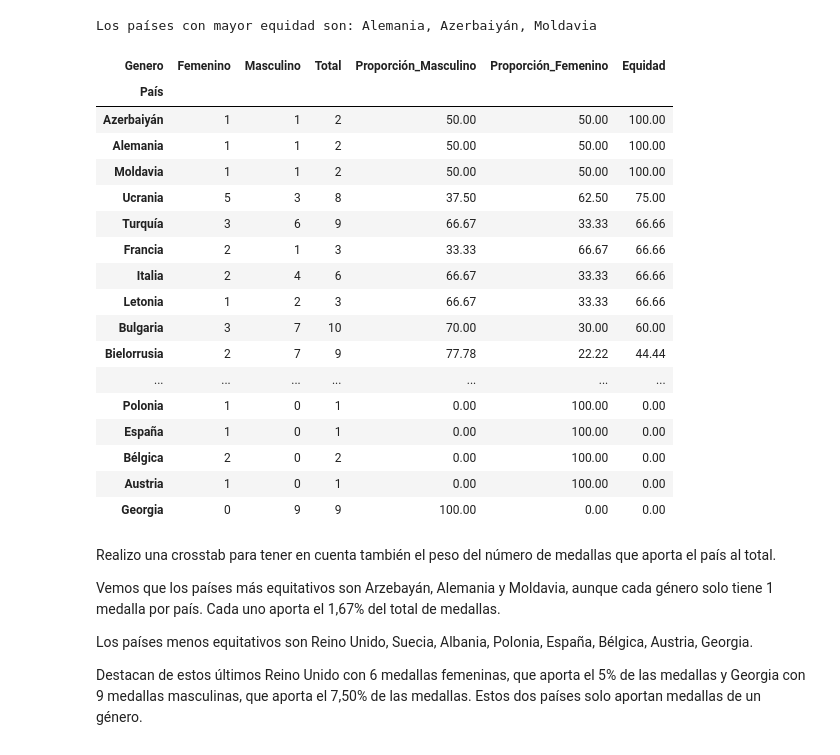
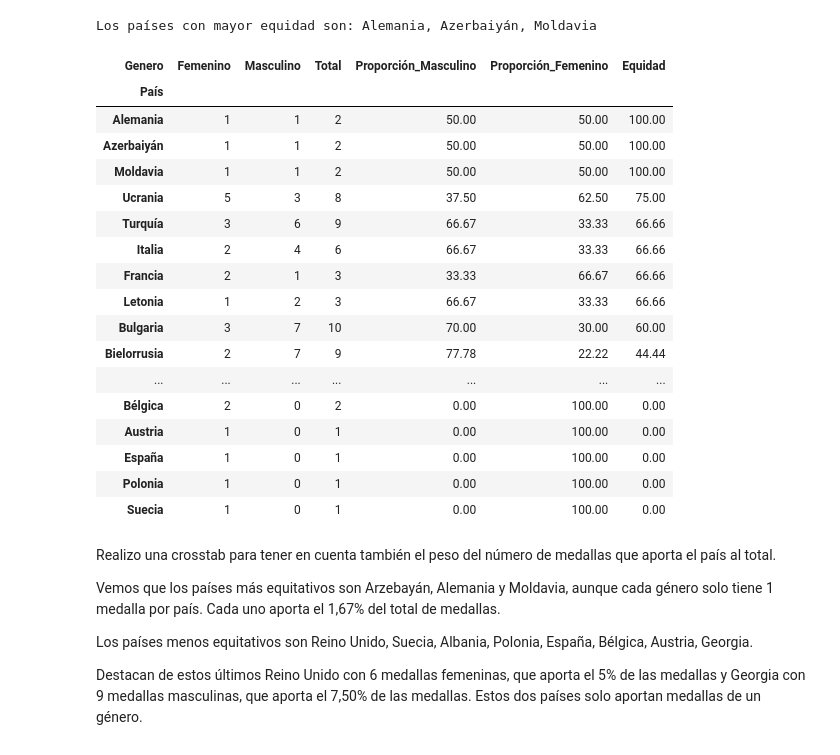
Before and after one commit to BarbaraGamarra/LiftLeadMarketAnalysis, a Jupyter notebook: LiftLeadMarketAnalysis.ipynb, the cells around one changed output. Cells and saved outputs as stored; diff of their text form; code cells hidden in the pictures.

```diff
--- a/LiftLeadMarketAnalysis.ipynb
+++ b/LiftLeadMarketAnalysis.ipynb
@@ -1152,26 +1160,26 @@ else:
 # %% [output]
 Los países con mayor equidad son: Alemania, Azerbaiyán, Moldavia
 # %%
-df_equidad.sort_values(by='Equidad', ascending = False)
+df_equidad.sort_values(by=['Equidad', 'Total'], ascending=[False, False])
 # %% [output]
 | Genero | Femenino | Masculino | Total | Proporción_Masculino | Proporción_Femenino | Equidad |
 | País |  |  |  |  |  |  |
+| Alemania | 1 | 1 | 2 | 50.00 | 50.00 | 100.00 |
 | Azerbaiyán | 1 | 1 | 2 | 50.00 | 50.00 | 100.00 |
-| Alemania | 1 | 1 | 2 | 50.00 | 50.00 | 100.00 |
 | Moldavia | 1 | 1 | 2 | 50.00 | 50.00 | 100.00 |
 | Ucrania | 5 | 3 | 8 | 37.50 | 62.50 | 75.00 |
 | Turquía | 3 | 6 | 9 | 66.67 | 33.33 | 66.66 |
+| Italia | 2 | 4 | 6 | 66.67 | 33.33 | 66.66 |
 | Francia | 2 | 1 | 3 | 33.33 | 66.67 | 66.66 |
-| Italia | 2 | 4 | 6 | 66.67 | 33.33 | 66.66 |
 | Letonia | 1 | 2 | 3 | 66.67 | 33.33 | 66.66 |
 | Bulgaria | 3 | 7 | 10 | 70.00 | 30.00 | 60.00 |
 | Bielorrusia | 2 | 7 | 9 | 77.78 | 22.22 | 44.44 |
 | ... | ... | ... | ... | ... | ... | ... |
-| Polonia | 1 | 0 | 1 | 0.00 | 100.00 | 0.00 |
-| España | 1 | 0 | 1 | 0.00 | 100.00 | 0.00 |
 | Bélgica | 2 | 0 | 2 | 0.00 | 100.00 | 0.00 |
 | Austria | 1 | 0 | 1 | 0.00 | 100.00 | 0.00 |
-| Georgia | 0 | 9 | 9 | 100.00 | 0.00 | 0.00 |
+| España | 1 | 0 | 1 | 0.00 | 100.00 | 0.00 |
+| Polonia | 1 | 0 | 1 | 0.00 | 100.00 | 0.00 |
+| Suecia | 1 | 0 | 1 | 0.00 | 100.00 | 0.00 |
 # %% [markdown]
 Realizo una crosstab para tener en cuenta también el peso del número de medallas que aporta el país al total.
 
```
Also changed, not shown: parts of 30 cells of this notebook, 2 other files.
